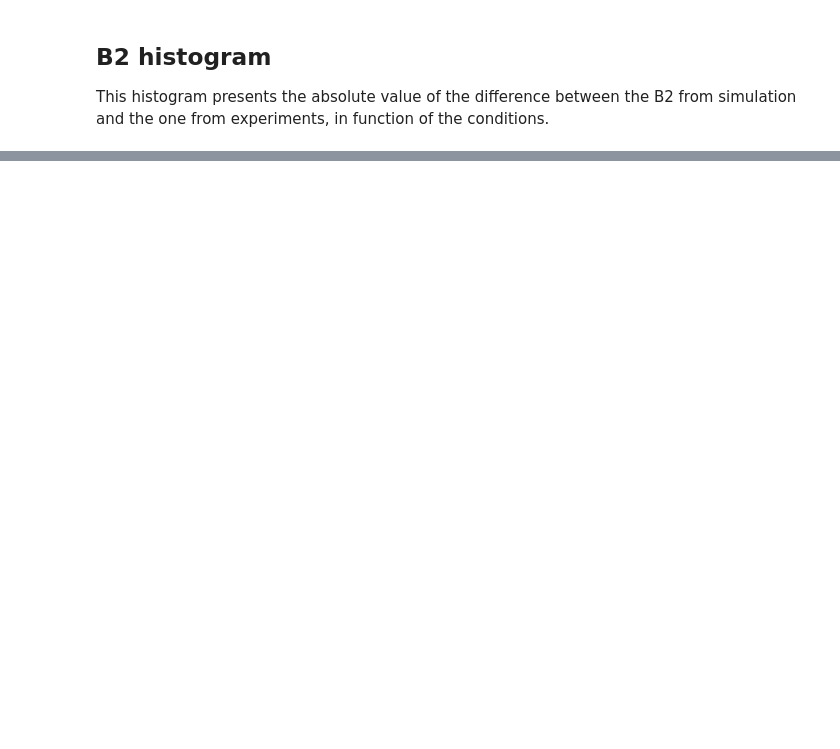
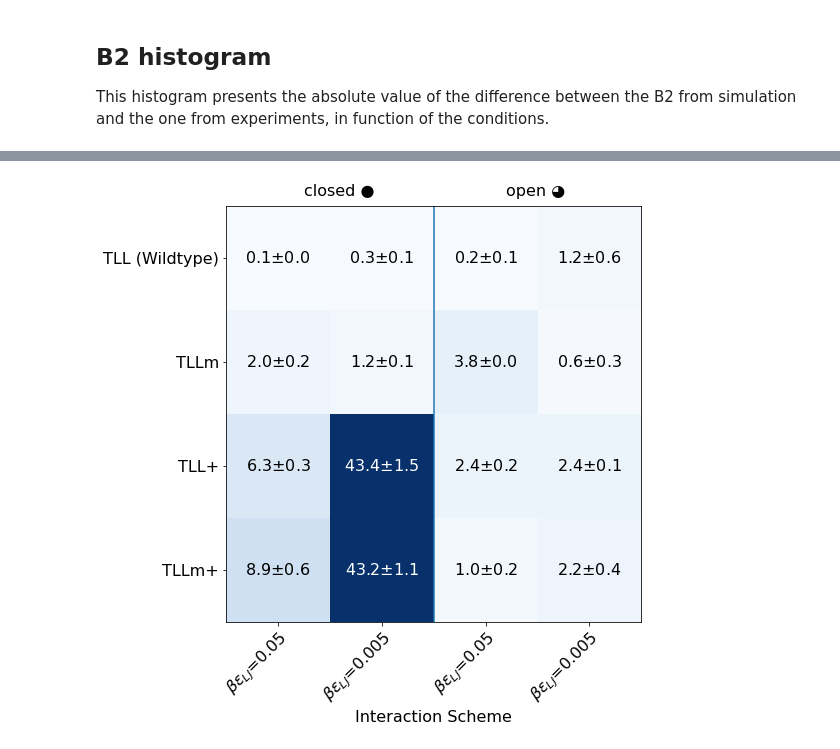
Before and after one commit to mlund/SI-Lipase-Structure-Factors, a Jupyter notebook: twobody/noswap/plot_2body_noswap.ipynb, the cells around one changed output, grey strips where cells are left out. Saved outputs shown, nothing was run; the diff lists cells and outputs as text; code cells hidden in the pictures; blank space fills up the shorter version.

```diff
--- a/twobody/noswap/plot_2body_noswap.ipynb
+++ b/twobody/noswap/plot_2body_noswap.ipynb
@@ -156,0 +168,44 @@ plt.ylabel("$B_2/B_{2HS}$ simulation - $B_2/B_{2HS}$ experiments")
+# %%
+#from matplotlib import rc
+#rc('text', usetex=True)
+#rc('text.latex', preamble=r'\usepackage{color}')
+#import matplotlib.pyplot as plt
+
+data = np.vstack((y1, y2, y3, y4))
+stdev = np.vstack((err1, err2, err3, err4))
+interval = stdev / np.sqrt(3)
+# %%
+systems = ['TLL (Wildtype)', 'TLLm', 'TLL+', 'TLLm+']
+models = label
+
+fig, ax = plt.subplots()
+im = ax.imshow(data, cmap=plt.get_cmap("Blues"), interpolation='antialiased')
+
+ax.set_xticks(np.arange(len(models)))
+ax.set_yticks(np.arange(len(systems)))
+ax.set_xticklabels(models)
+ax.set_yticklabels(systems)
+
+ax.set_xlabel('Interaction Scheme')
+#ax.set_ylabel('Protein system')
+
+plt.setp(ax.get_xticklabels(), rotation=45, ha="right",
+         rotation_mode="anchor")
+
+for i in range(len(systems)):
+    for j in range(len(systems)):
+        color='k'
+        if data[i,j] > 20:
+            color='w'
+        text = ax.text(j, i, '{:.1f}$\pm${:.1f}'.format(data[i, j], interval[i,j]),
+                       ha="center", va="center", color=color)
+#ax.set_title("open ◕")
+ax.text(0.25,-0.6, 'closed ●')
+ax.text(2.2,-0.6, 'open ◕')
+ax.axvline(1.5)
+
+fig.tight_layout()
+plt.savefig('b2-heatmap.pdf', bbox_inches='tight')
+plt.show()
+# %% [output]
+[figure, added]
```
Also changed, not shown: parts of 6 cells of this notebook, 6 other files.
